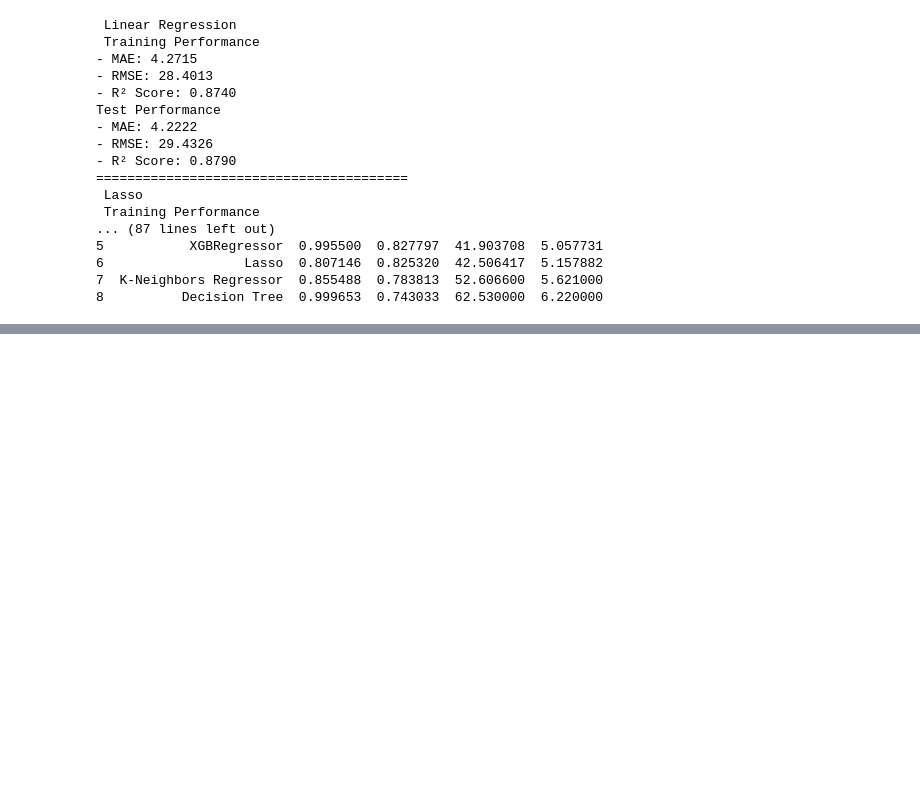
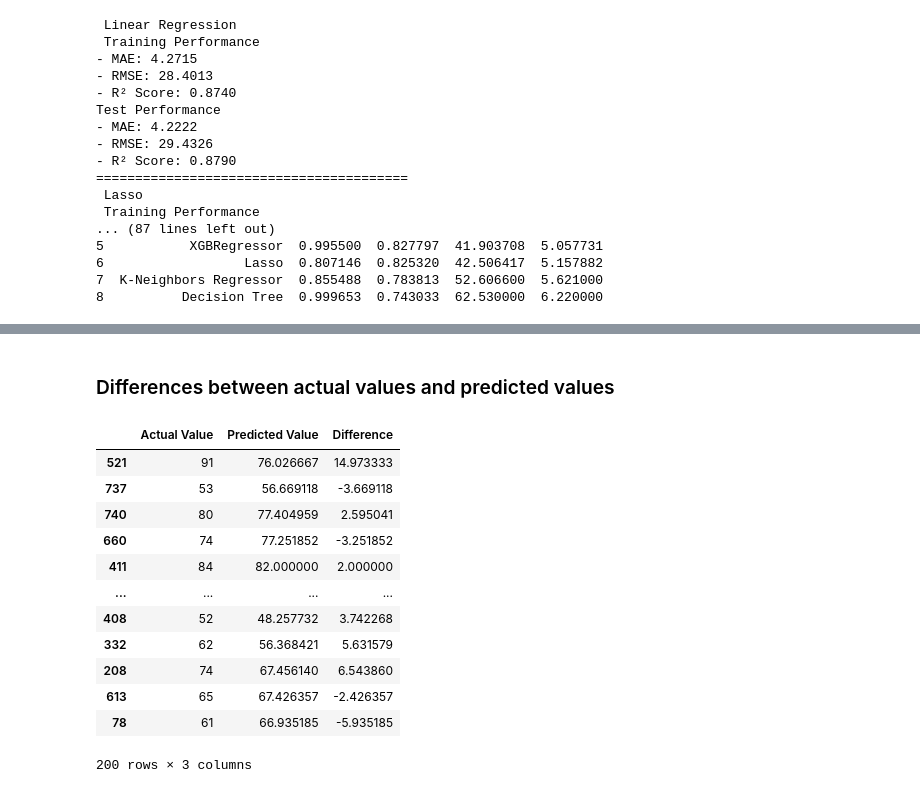
Before and after one commit to AbdulTaufeeq01/mlproject, a Jupyter notebook: notebook/modeltraining.ipynb, the cells around one changed output, grey strips where cells are left out. Saved outputs shown, nothing was run; the diff lists cells and outputs as text; code cells hidden in the pictures; blank space fills up the shorter version.

```diff
--- a/notebook/modeltraining.ipynb
+++ b/notebook/modeltraining.ipynb
@@ -236,0 +297,19 @@ Test Performance
+# %% [markdown]
+### Differences between actual values and predicted values
+# %%
+pred_df=pd.DataFrame({'Actual Value':y_test,'Predicted Value':y_pred,'Difference':y_test-y_pred})
+pred_df
+# %% [output]
+|  | Actual Value | Predicted Value | Difference |
+| 521 | 91 | 76.026667 | 14.973333 |
+| 737 | 53 | 56.669118 | -3.669118 |
+| 740 | 80 | 77.404959 | 2.595041 |
+| 660 | 74 | 77.251852 | -3.251852 |
+| 411 | 84 | 82.000000 | 2.000000 |
+| ... | ... | ... | ... |
+| 408 | 52 | 48.257732 | 3.742268 |
+| 332 | 62 | 56.368421 | 5.631579 |
+| 208 | 74 | 67.456140 | 6.543860 |
+| 613 | 65 | 67.426357 | -2.426357 |
+| 78 | 61 | 66.935185 | -5.935185 |
+200 rows × 3 columns
```
Also changed, not shown: parts of 5 cells of this notebook, 3 other files.
